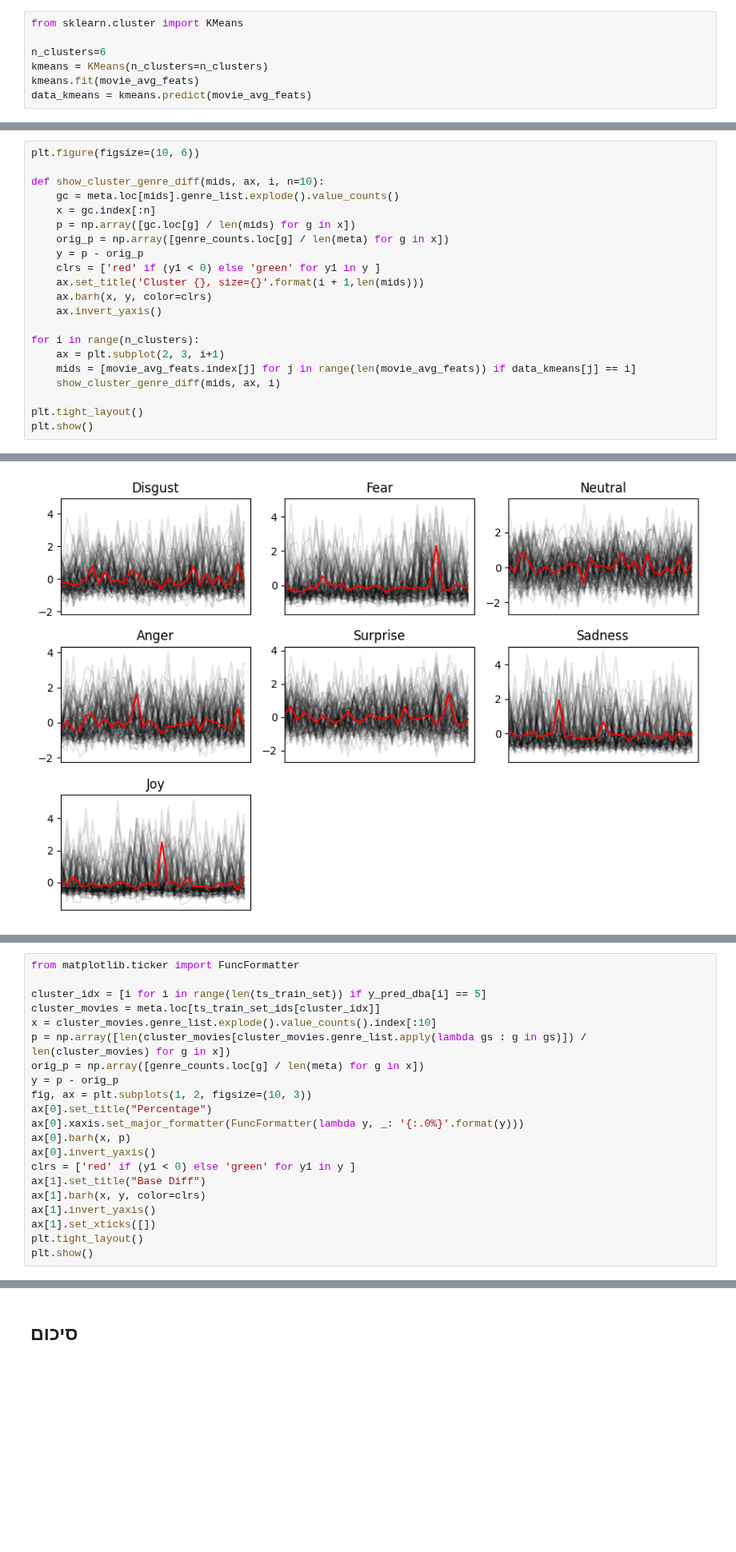
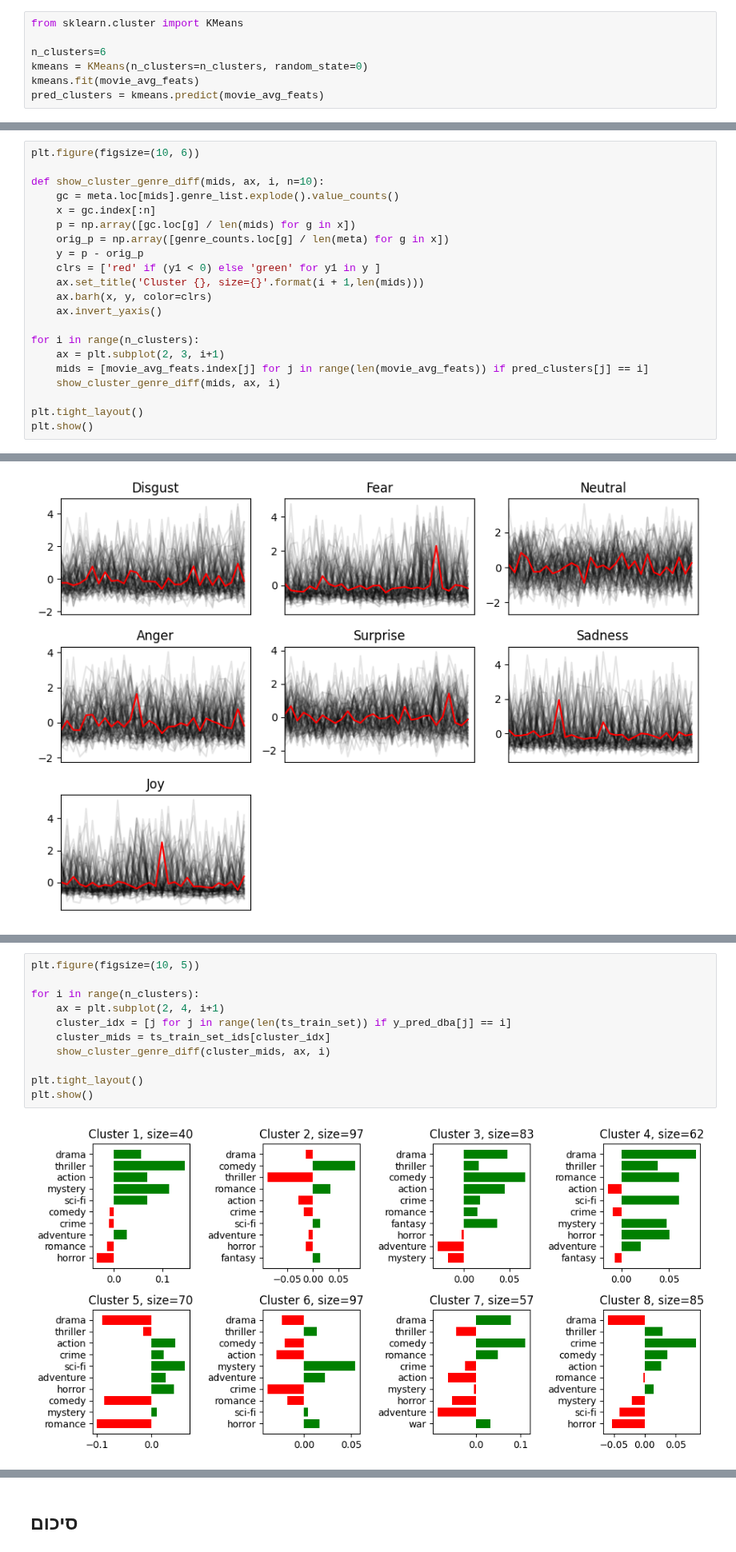
Before and after one commit to eitamyo/ou-workshop-project, a Jupyter notebook: sentimental-movie-classification.ipynb, the cells around one changed output, grey strips where cells are left out. Shown at 80% size. Drawn from its saved outputs; the diff is of its cells as text; blank space fills up the shorter version.

```diff
--- a/sentimental-movie-classification.ipynb
+++ b/sentimental-movie-classification.ipynb
@@ -791,6 +850,6 @@ show_spider(pca_normalized)
 from sklearn.cluster import KMeans
 
 n_clusters=6
-kmeans = KMeans(n_clusters=n_clusters)
+kmeans = KMeans(n_clusters=n_clusters, random_state=0)
 kmeans.fit(movie_avg_feats)
-data_kmeans = kmeans.predict(movie_avg_feats)
+pred_clusters = kmeans.predict(movie_avg_feats)
@@ -810,7 +871,7 @@ def show_cluster_genre_diff(mids, ax, i, n=10):
 
 for i in range(n_clusters):
     ax = plt.subplot(2, 3, i+1)
-    mids = [movie_avg_feats.index[j] for j in range(len(movie_avg_feats)) if data_kmeans[j] == i]
+    mids = [movie_avg_feats.index[j] for j in range(len(movie_avg_feats)) if pred_clusters[j] == i]
     show_cluster_genre_diff(mids, ax, i)
 
 plt.tight_layout()
@@ -1023,21 +1086,0 @@ plot_cluster(ts_train_set_rs_1, dba_km, 5, y_pred_dba)
-# %%
-from matplotlib.ticker import FuncFormatter
-
-cluster_idx = [i for i in range(len(ts_train_set)) if y_pred_dba[i] == 5]
-cluster_movies = meta.loc[ts_train_set_ids[cluster_idx]]
-x = cluster_movies.genre_list.explode().value_counts().index[:10]
-p = np.array([len(cluster_movies[cluster_movies.genre_list.apply(lambda gs : g in gs)]) / len(cluster_movies) for g in x])
-orig_p = np.array([genre_counts.loc[g] / len(meta) for g in x])
-y = p - orig_p
-fig, ax = plt.subplots(1, 2, figsize=(10, 3))
-ax[0].set_title("Percentage")
-ax[0].xaxis.set_major_formatter(FuncFormatter(lambda y, _: '{:.0%}'.format(y)))
-ax[0].barh(x, p)
-ax[0].invert_yaxis()
-clrs = ['red' if (y1 < 0) else 'green' for y1 in y ]
-ax[1].set_title("Base Diff")
-ax[1].barh(x, y, color=clrs)
-ax[1].invert_yaxis()
-ax[1].set_xticks([])
-plt.tight_layout()
-plt.show()
@@ -1046 +1087,14 @@ plt.show()
+# %%
+plt.figure(figsize=(10, 5))
+
+for i in range(n_clusters):
+    ax = plt.subplot(2, 4, i+1)
+    cluster_idx = [j for j in range(len(ts_train_set)) if y_pred_dba[j] == i]
+    cluster_mids = ts_train_set_ids[cluster_idx]
+    show_cluster_genre_diff(cluster_mids, ax, i)
+
+plt.tight_layout()
+plt.show()
+# %% [output]
+[figure, added]
 # %% [markdown]
```
Also changed, not shown: parts of 38 cells of this notebook.
